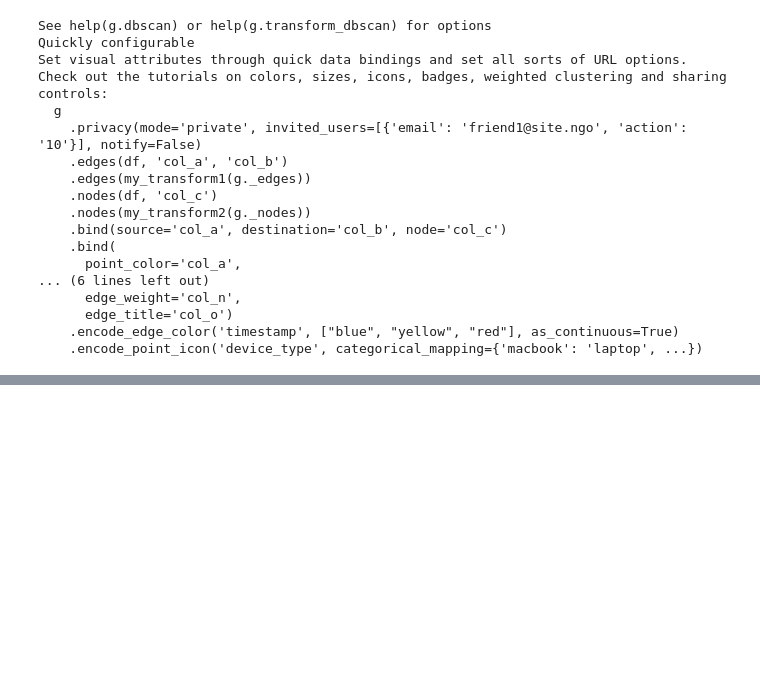
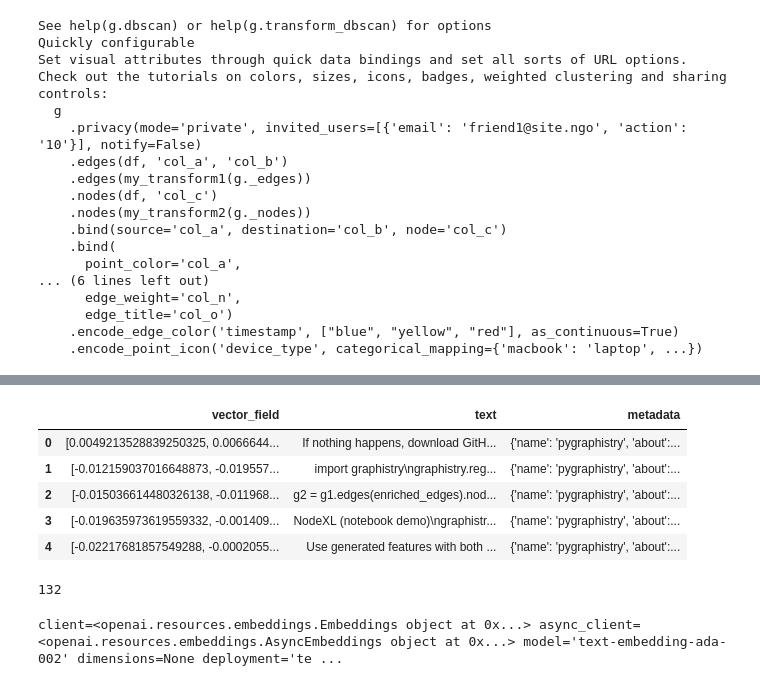
Before and after one commit to dcolinmorgan/grph, a Jupyter notebook: gdocs_rag_chatbot.ipynb, the cells around one changed output, grey strips where cells are left out. Drawn from its saved outputs; the diff is of its cells as text; code cells hidden in the pictures; blank space fills up the shorter version.

```diff
--- a/gdocs_rag_chatbot.ipynb
+++ b/gdocs_rag_chatbot.ipynb
@@ -213,0 +291,20 @@ Based on the provided context, it seems like the query is related to the ease of
+# %%
+df.head()
+# %% [output]
+|  | vector_field | text | metadata |
+| 0 | [0.0049213528839250325, 0.0066644... | If nothing happens, download GitH... | {'name': 'pygraphistry', 'about':... |
+| 1 | [-0.012159037016648873, -0.019557... | import graphistry\ngraphistry.reg... | {'name': 'pygraphistry', 'about':... |
+| 2 | [-0.015036614480326138, -0.011968... | g2 = g1.edges(enriched_edges).nod... | {'name': 'pygraphistry', 'about':... |
+| 3 | [-0.019635973619559332, -0.001409... | NodeXL (notebook demo)\ngraphistr... | {'name': 'pygraphistry', 'about':... |
+| 4 | [-0.02217681857549288, -0.0002055... | Use generated features with both ... | {'name': 'pygraphistry', 'about':... |
+# %%
+len(df)
+# %% [output]
+132
+# %%
+llm_provider_manager = ModelProviderManager(openai_api_key=OPENAI_API_KEY)
+embedding_model_name = "text-embedding-ada-002"
+embeddings = OpenAIEmbeddings(api_key=OPENAI_API_KEY)
+print(embeddings)
+# %% [output]
+client=<openai.resources.embeddings.Embeddings object at 0x...> async_client=<openai.resources.embeddings.AsyncEmbeddings object at 0x...> model='text-embedding-ada-002' dimensions=None deployment='te ...
```
Also changed, not shown: parts of 46 cells of this notebook.
